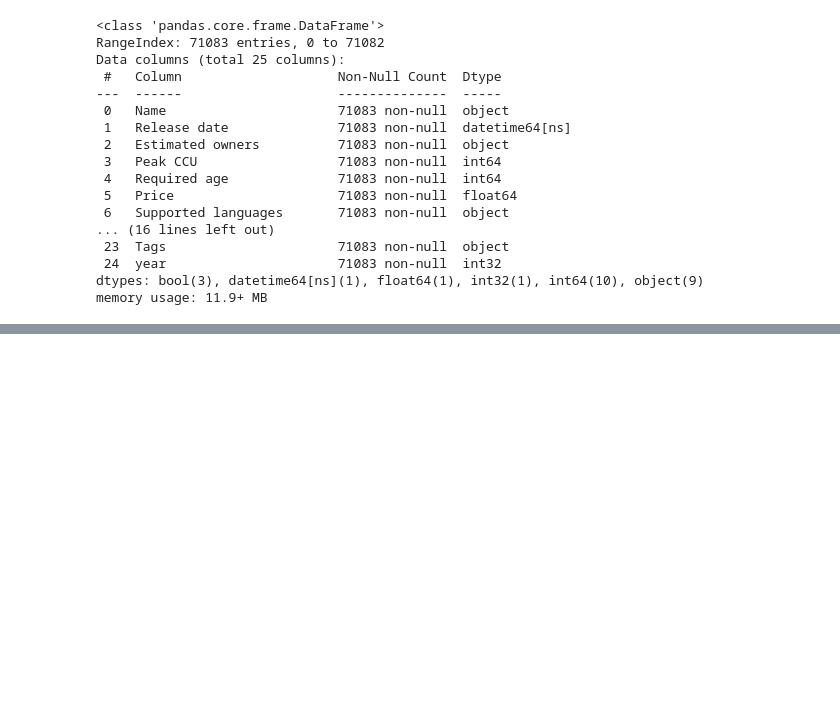
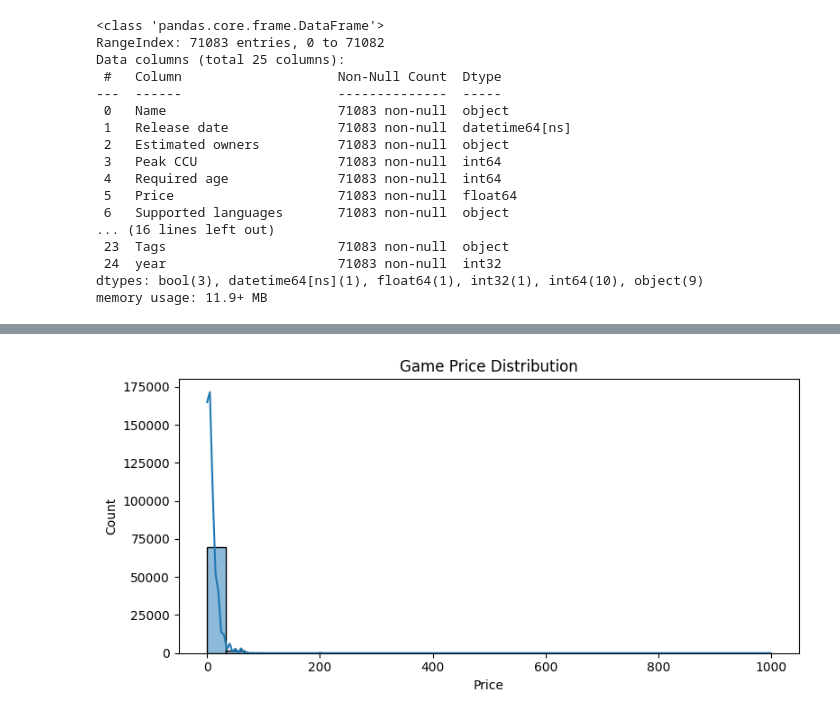
Before and after one commit to Rafal852/Steam-Dashboard, a Jupyter notebook: data_cleaning_eda.ipynb, the cells around one changed output, grey strips where cells are left out. Drawn from its saved outputs; the diff is of its cells as text; code cells hidden in the pictures; blank space fills up the shorter version.

```diff
--- a/data_cleaning_eda.ipynb
+++ b/data_cleaning_eda.ipynb
@@ -211,0 +299,11 @@ df2.head(5)
+# %%
+#Price distribution
+plt.figure(figsize=(8,4))
+sns.histplot(df2['Price'].dropna(), bins=30, kde=True)
+plt.title('Game Price Distribution')
+plt.xlabel('Price')
+plt.ylabel('Count')
+plt.tight_layout()
+plt.show()
+# %% [output]
+[figure, added]
```
Also changed, not shown: parts of 19 cells of this notebook.
